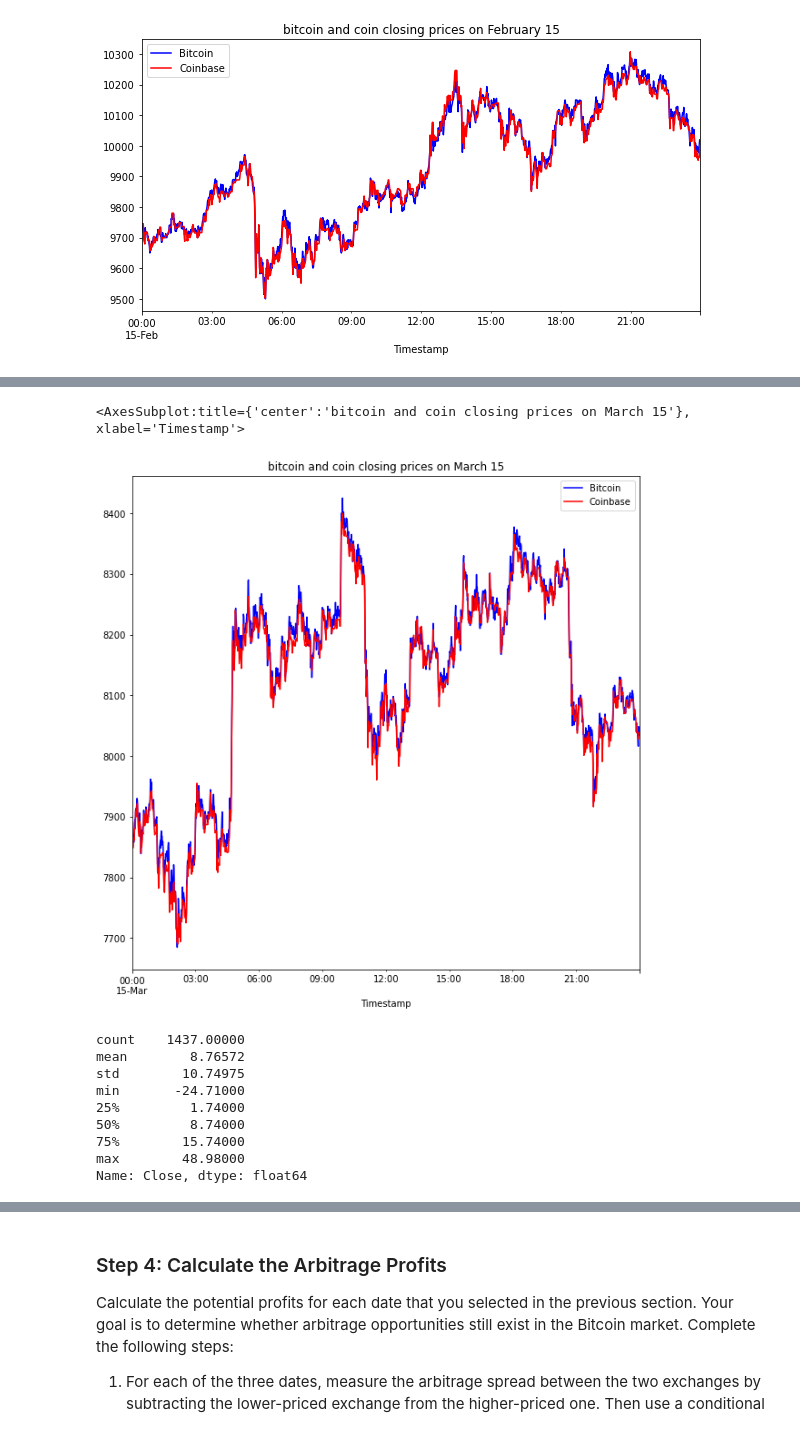
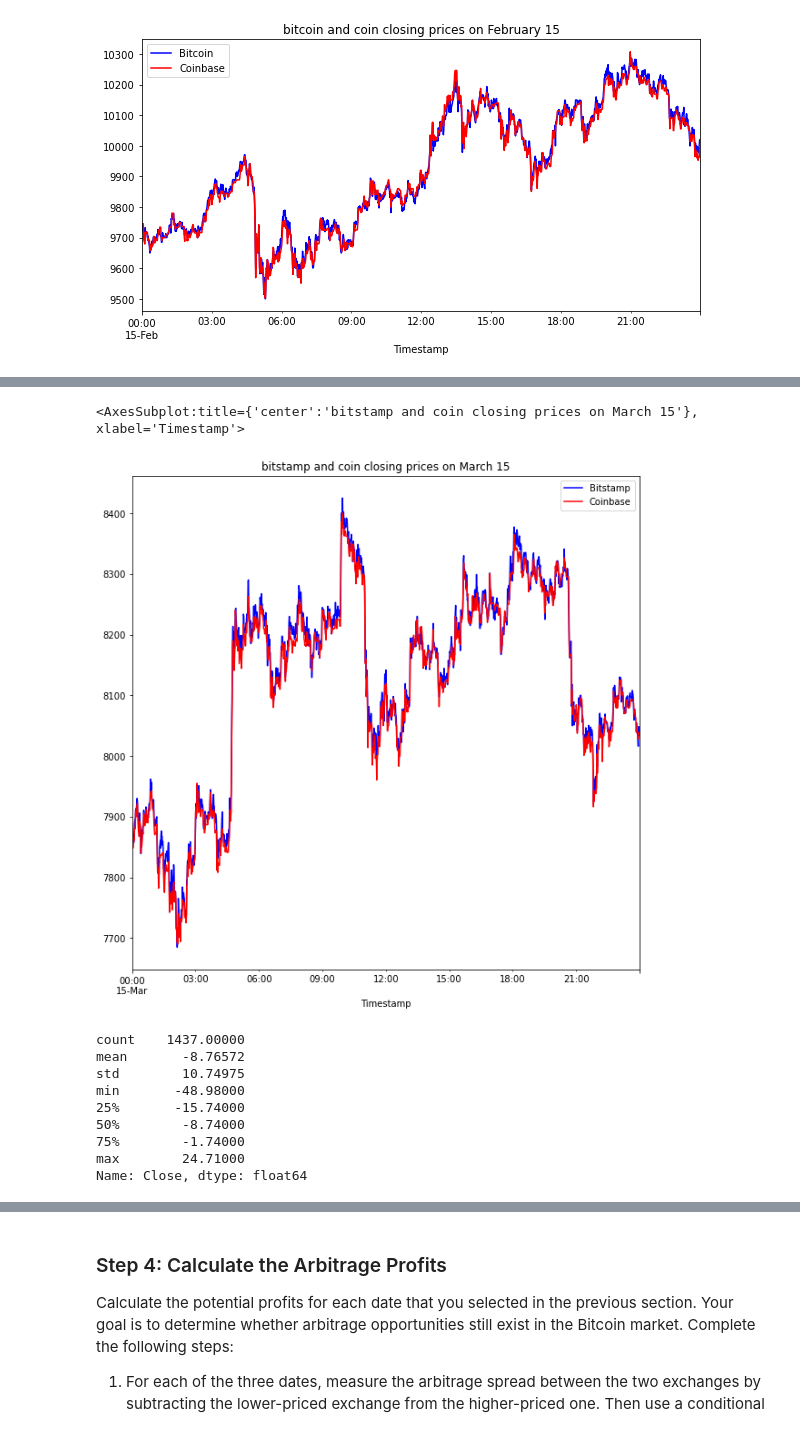
Before and after one commit to flyfishjay/challenge_week_3, a Jupyter notebook: crypto_arbitrage.ipynb, the cells around one changed output, grey strips where cells are left out. Drawn from its saved outputs; the diff is of its cells as text; code cells hidden in the pictures.

```diff
--- a/crypto_arbitrage.ipynb
+++ b/crypto_arbitrage.ipynb
@@ -401,15 +401,15 @@ arbitrage_spread_middle.plot(kind ='box', title='boxplot of early bitcoin/coinba
 # %%
 # Create an overlay plot that visualizes the two dataframes over a period of one day from late in the dataset.
 # Be sure that the plots include the parameters `legend`, `figsize`, `title`, `color` and `label`
-bitstamp_sliced.loc['2018-03-15'].plot(legend =True, title ='bitcoin and coin closing prices on March 15', figsize=(10,10), color = 'blue', label="Bitcoin")
+bitstamp_sliced.loc['2018-03-15'].plot(legend =True, title ='bitstamp and coin closing prices on March 15', figsize=(10,10), color = 'blue', label="Bitstamp")
 coinbase_sliced.loc['2018-03-15'].plot(legend = True, figsize =(10,10), color = "red", label = 'Coinbase')
 # %% [output]
-<AxesSubplot:title={'center':'bitcoin and coin closing prices on March 15'}, xlabel='Timestamp'>
+<AxesSubplot:title={'center':'bitstamp and coin closing prices on March 15'}, xlabel='Timestamp'>
-[figure, old version]
+[figure, new version]
 # %%
 # Using the date from the late that you have selected, calculate the arbitrage spread
 # by subtracting the bitstamp lower closing prices from the coinbase higher closing prices
-arbitrage_spread_late = bitstamp_sliced.loc['2018-03-15'] - coinbase_sliced.loc['2018-03-15']
+arbitrage_spread_late = coinbase_sliced.loc['2018-03-15'] - bitstamp_sliced.loc['2018-03-15']
 
 # Generate summary statistics for the late DataFrame
 # YOUR CODE HERE
@@ -417,13 +417,13 @@ arbitrage_spread_late = bitstamp_sliced.loc['2018-03-15'] - coinbase_sliced.loc[
 arbitrage_spread_late.describe()
 # %% [output]
 count    1437.00000
-mean        8.76572
+mean       -8.76572
 std        10.74975
-min       -24.71000
-25%         1.74000
-50%         8.74000
-75%        15.74000
-max        48.98000
+min       -48.98000
+25%       -15.74000
+50%        -8.74000
+75%        -1.74000
+max        24.71000
 Name: Close, dtype: float64
 # %%
 # Visualize the arbitrage spread from late in the dataset in a box plot
```
Also changed, not shown: parts of 12 cells of this notebook.
